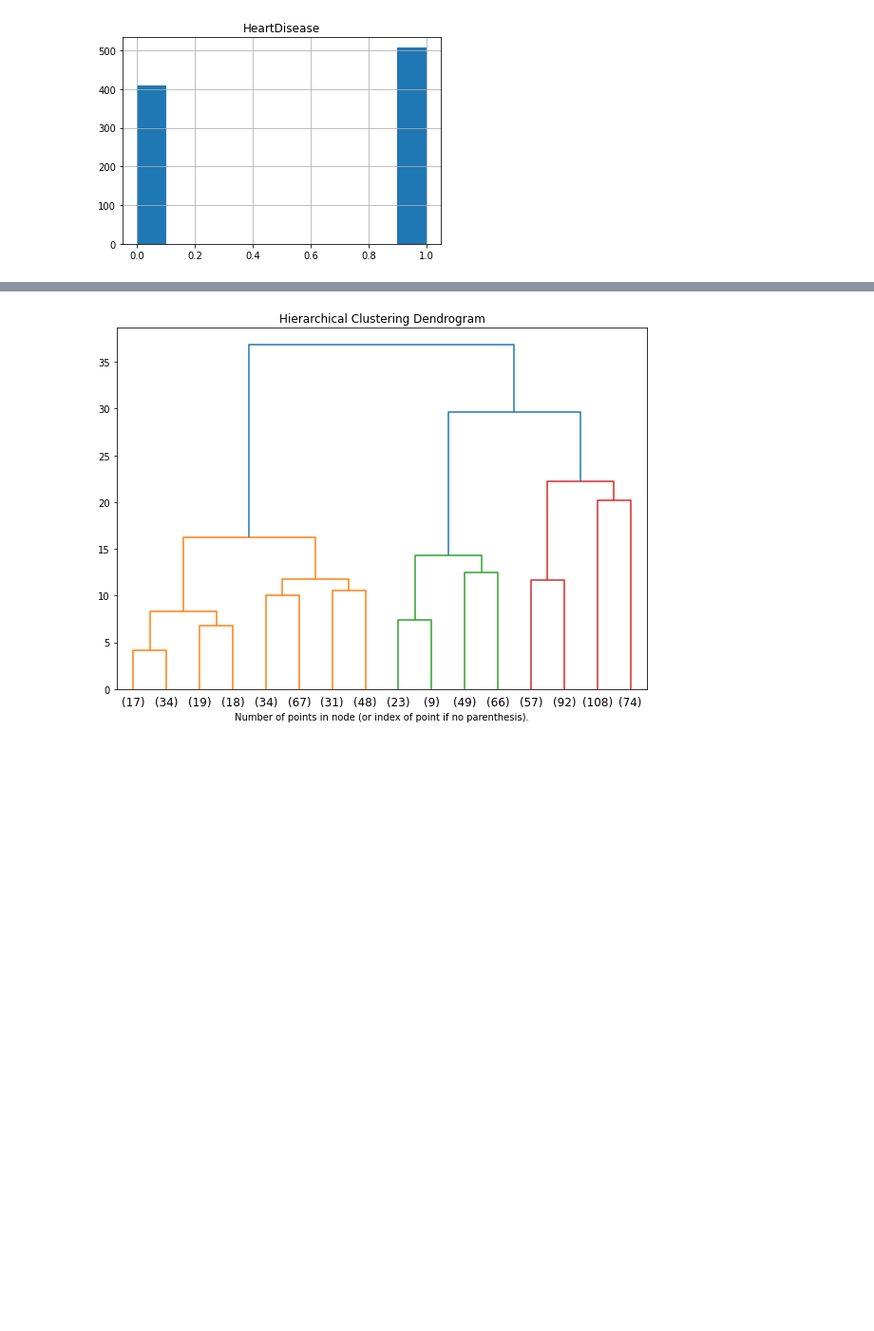
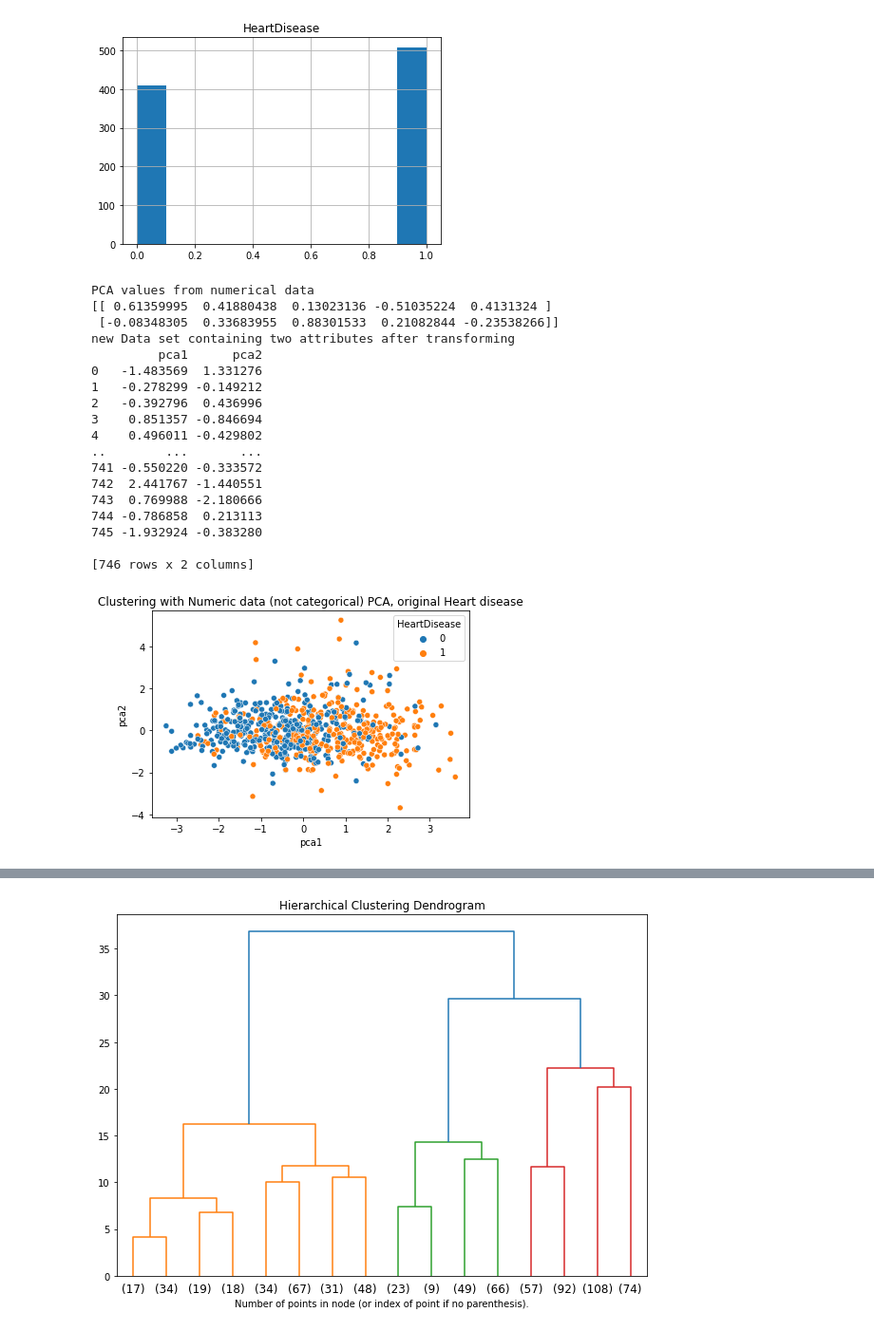
Before and after one commit to MIk1812/bigdata, a Jupyter notebook: Notebook.ipynb, the cells around one changed output, grey strips where cells are left out. Shown at 95% size. Saved outputs shown, nothing was run; the diff lists cells and outputs as text; code cells hidden in the pictures; blank space fills up the shorter version.

```diff
--- a/Notebook.ipynb
+++ b/Notebook.ipynb
@@ -72,3 +79,57 @@ for i in range(0, 12):
 [figure]
 [figure]
 [figure]
+# %%
+# read the one out of k file
+
+dataframe_oneOutOfK = pd.read_csv("Data/feature_transform_outliers_removed.csv", delimiter=",").copy()
+
+## read heart disease attribute from original data.
+heartdisease = dataframe_oneOutOfK["HeartDisease"].copy()
+
+
+# normalize the data
+normalizeDataFrame = normalize_dataframe(df=dataframe_oneOutOfK).copy()
+
+
+# remove Heart disease column
+del normalizeDataFrame["HeartDisease"]
+
+## PCA part original heart disease attribute
+
+NumericData = normalizeDataFrame.copy().loc[:,'Age':'Oldpeak']
+reducedData_numeric = PCA(n_components=2).fit(NumericData)
+
+print("PCA values from numerical data")
+print(reducedData_numeric.components_)
+transformed_numeric = reducedData_numeric.transform(NumericData)
+
+result = pd.DataFrame(transformed_numeric, columns=['pca1', 'pca2'])
+print("new Data set containing two attributes after transforming")
+print(result)
+
+
+##scater plot numeric PCA
+sns.scatterplot(data=result,x="pca1",y="pca2",hue=heartdisease)
+plt.title('Clustering with Numeric data (not categorical) PCA, original Heart disease')
+plt.show()
+# %% [output]
+PCA values from numerical data
+[[ 0.61359995  0.41880438  0.13023136 -0.51035224  0.4131324 ]
+ [-0.08348305  0.33683955  0.88301533  0.21082844 -0.23538266]]
+new Data set containing two attributes after transforming
+         pca1      pca2
+0   -1.483569  1.331276
+1   -0.278299 -0.149212
+2   -0.392796  0.436996
+3    0.851357 -0.846694
+4    0.496011 -0.429802
+..        ...       ...
+741 -0.550220 -0.333572
+742  2.441767 -1.440551
+743  0.769988 -2.180666
+744 -0.786858  0.213113
+745 -1.932924 -0.383280
+
+[746 rows x 2 columns]
+[figure, added]
```
Also changed, not shown: parts of 2 cells of this notebook.
